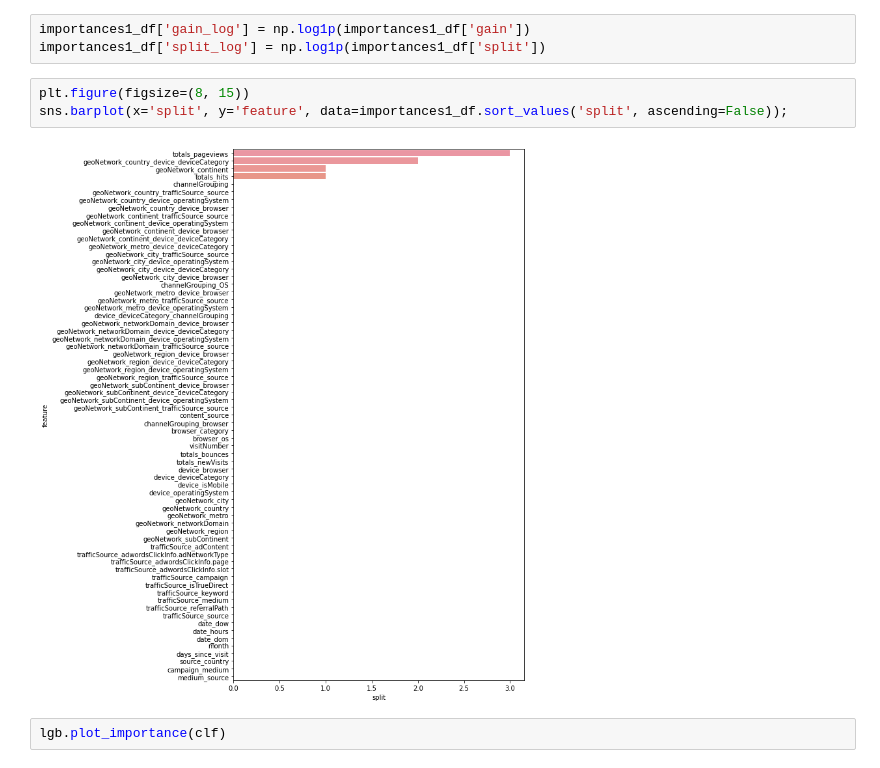
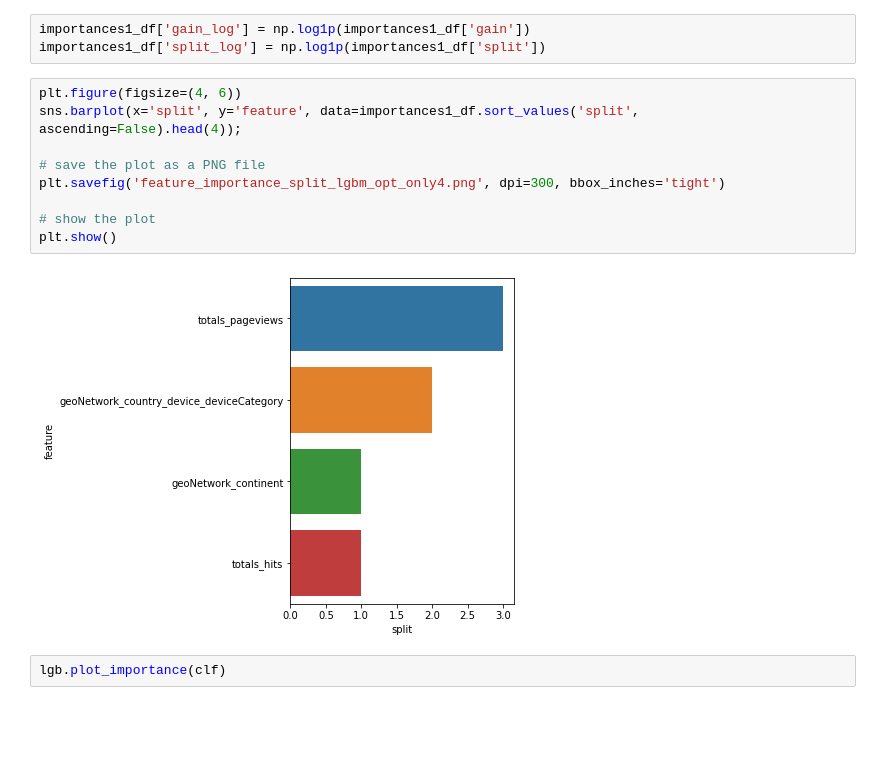
Before and after one commit to slawa-loev/GA_revenue_analytics, a Jupyter notebook: train.ipynb, the cells around one changed output. Cells and saved outputs as stored; diff of their text form; blank space fills up the shorter version.

```diff
--- a/train.ipynb
+++ b/train.ipynb
@@ -644,10 +657,16 @@ importances1_df['split'] = clf1.booster_.feature_importance(importance_type='spl
 importances1_df['gain_log'] = np.log1p(importances1_df['gain'])
 importances1_df['split_log'] = np.log1p(importances1_df['split'])
 # %%
-plt.figure(figsize=(8, 15))
-sns.barplot(x='split', y='feature', data=importances1_df.sort_values('split', ascending=False));
+plt.figure(figsize=(4, 6))
+sns.barplot(x='split', y='feature', data=importances1_df.sort_values('split', ascending=False).head(4));
+
+# save the plot as a PNG file
+plt.savefig('feature_importance_split_lgbm_opt_only4.png', dpi=300, bbox_inches='tight')
+
+# show the plot
+plt.show()
 # %% [output]
-[figure, old version]
+[figure, new version]
 # %%
 lgb.plot_importance(clf)
 # %% [output]
```
Also changed, not shown: parts of 8 cells of this notebook, 1 other file.
